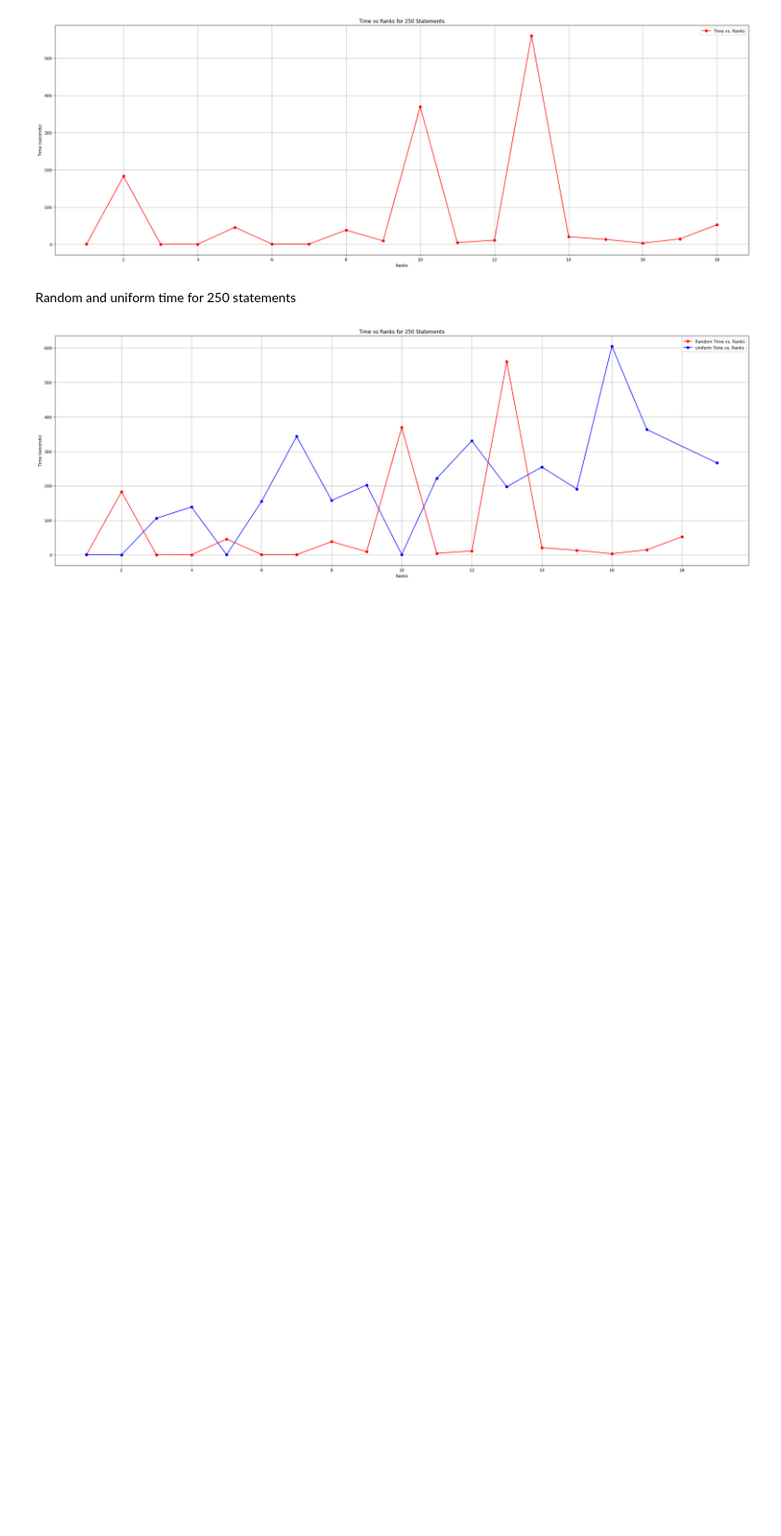
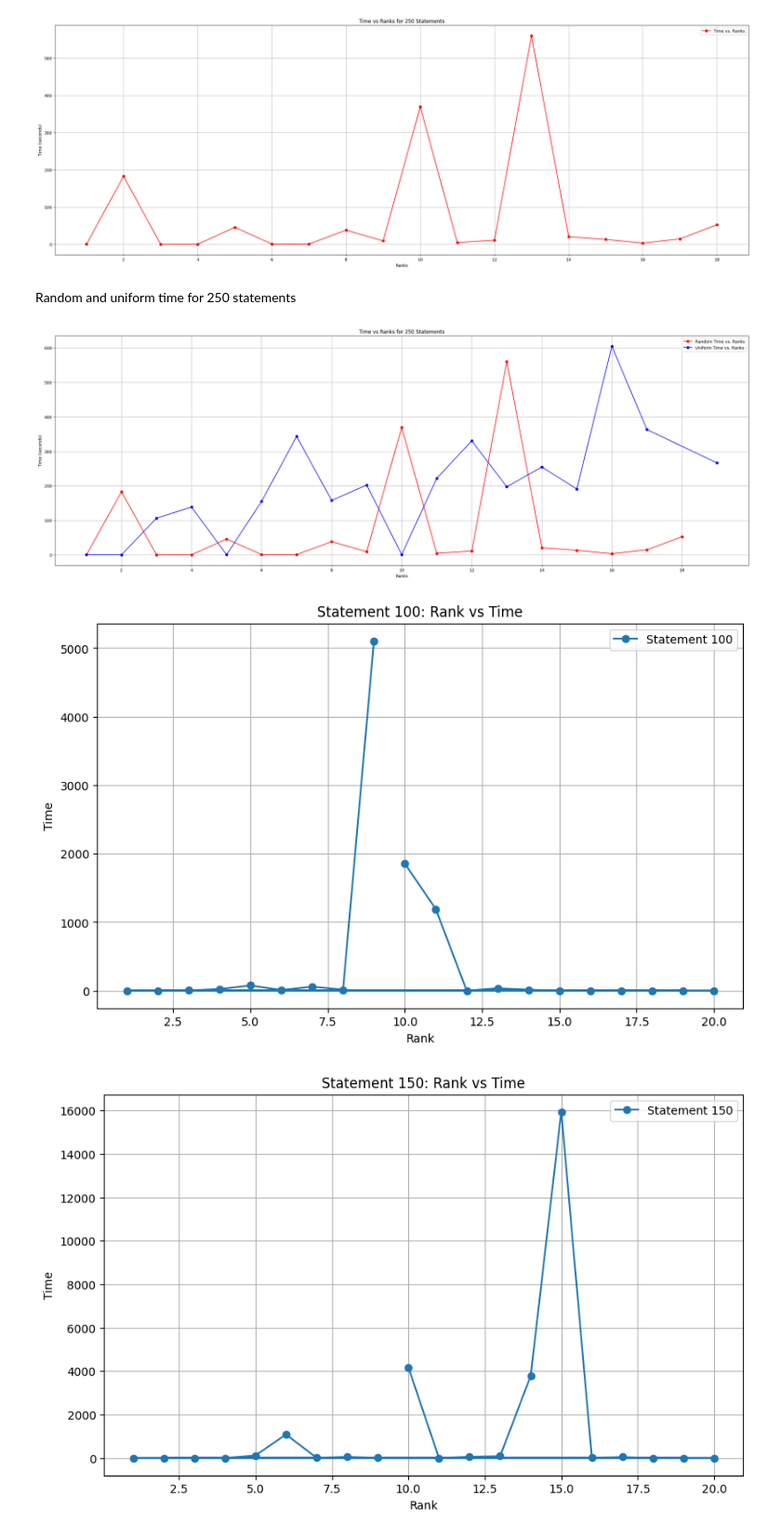
Before and after one commit to RacquelNinaDennison/honors-project-, a Jupyter notebook: resulst.ipynb, the cells around one changed output. Shown at 93% size. Saved outputs shown, nothing was run; the diff lists cells and outputs as text; code cells hidden in the pictures; blank space fills up the shorter version.

```diff
--- a/resulst.ipynb
+++ b/resulst.ipynb
@@ -403,3 +403,36 @@ plt.legend()
 plt.show()
 # %% [output]
 [figure]
+# %%
+import pandas as pd
+import matplotlib.pyplot as plt
+
+# Load the CSV file
+file_path = 'knowledge-gen-linear-time.csv'  # Replace with your actual file path
+df = pd.read_csv(file_path, header=None, names=['Statement', 'Rank', 'Time'])
+
+# Get the unique statements
+statements = df['Statement'].unique()
+
+# Plotting each statement
+for statement in statements:
+    # Filter the data for the current statement
+    statement_data = df[df['Statement'] == statement]
+
+    # Plot
+    plt.figure(figsize=(10, 6))
+    plt.plot(statement_data['Rank'], statement_data['Time'], marker='o', linestyle='-', label=f'Statement {statement}')
+    plt.xlabel('Rank')
+    plt.ylabel('Time')
+    plt.title(f'Statement {statement}: Rank vs Time')
+    plt.grid(True)
+    plt.legend()
+
+    # Save each plot as a PNG file
+    plt.savefig(f'statement_{statement}.png')
+
+    # Show the plot
+    plt.show()
+# %% [output]
+[figure, added]
+[figure, added]
```
Also changed, not shown: parts of 4 cells of this notebook, 10 other files.
